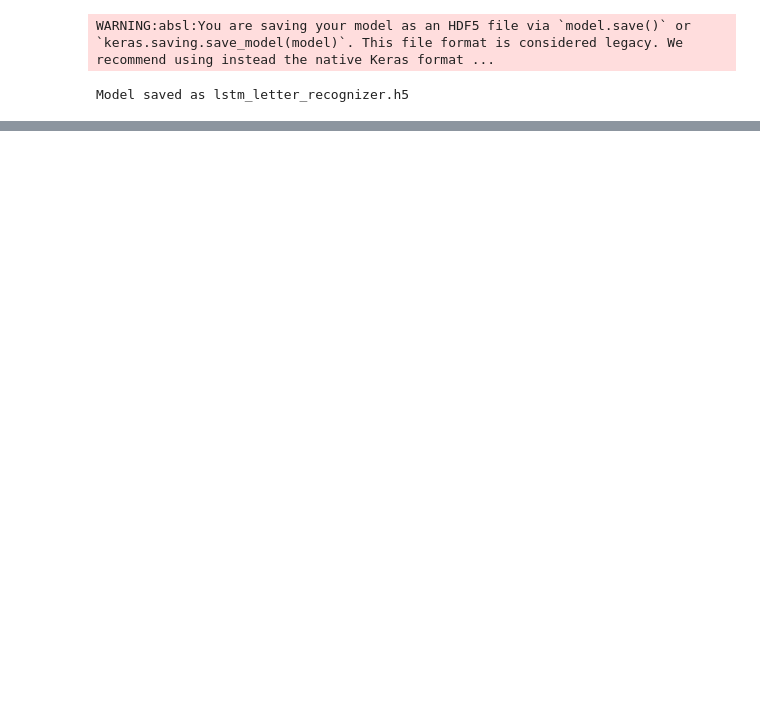
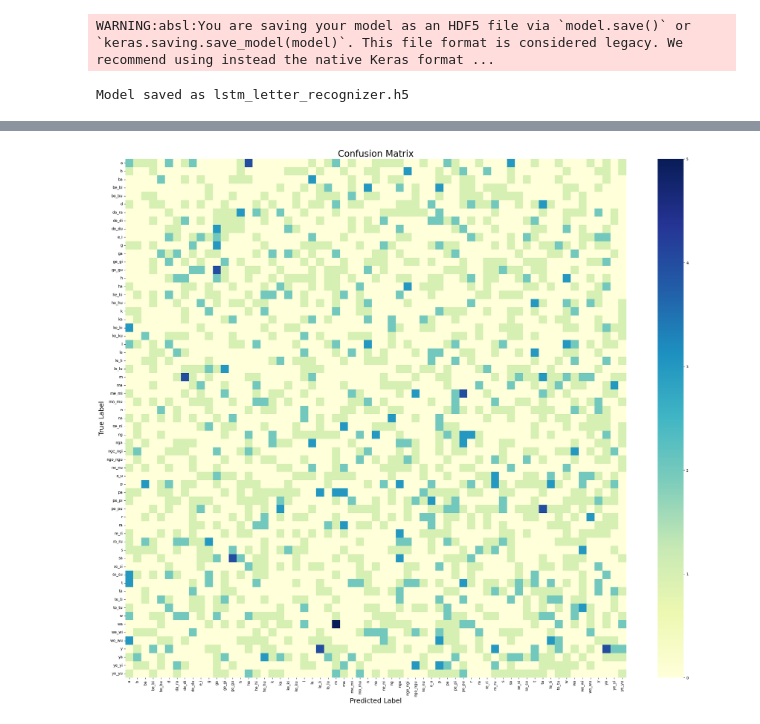
Before and after one commit to Lucianono/ML_Baybayin, a Jupyter notebook: EliExperimentILYSM.ipynb, the cells around one changed output, grey strips where cells are left out. Saved outputs shown, nothing was run; the diff lists cells and outputs as text; code cells hidden in the pictures; blank space fills up the shorter version.

```diff
--- a/EliExperimentILYSM.ipynb
+++ b/EliExperimentILYSM.ipynb
@@ -142,0 +156,26 @@ Predicted Letter: ng
+# %%
+import matplotlib.pyplot as plt
+import seaborn as sns
+from sklearn.metrics import confusion_matrix
+
+# Assuming you have y_true, y_pred, and labels
+y_pred_probs = model.predict(val_generator)
+y_pred = np.argmax(y_pred_probs, axis=1)
+
+# Get true labels
+y_true = val_generator.classes
+
+labels = list(train_generator.class_indices.keys())
+cm = confusion_matrix(y_true, y_pred)
+
+plt.figure(figsize=(30, 25))  # 🔥 increase this size to make it cleaner (30x25 for example)
+sns.heatmap(cm, annot=False, fmt='d', cmap='YlGnBu',xticklabels=labels, yticklabels=labels)
+
+plt.title("Confusion Matrix", fontsize=24)
+plt.xlabel("Predicted Label", fontsize=18)
+plt.ylabel("True Label", fontsize=18)
+plt.xticks(fontsize=10)
+plt.xticks(rotation=90)
+plt.yticks(fontsize=10)
+plt.show()
+# %% [output]
@@ -142,0 +183 @@ Predicted Letter: ng
+[figure, added]
```
Also changed, not shown: parts of 8 cells of this notebook, 4 other files.
